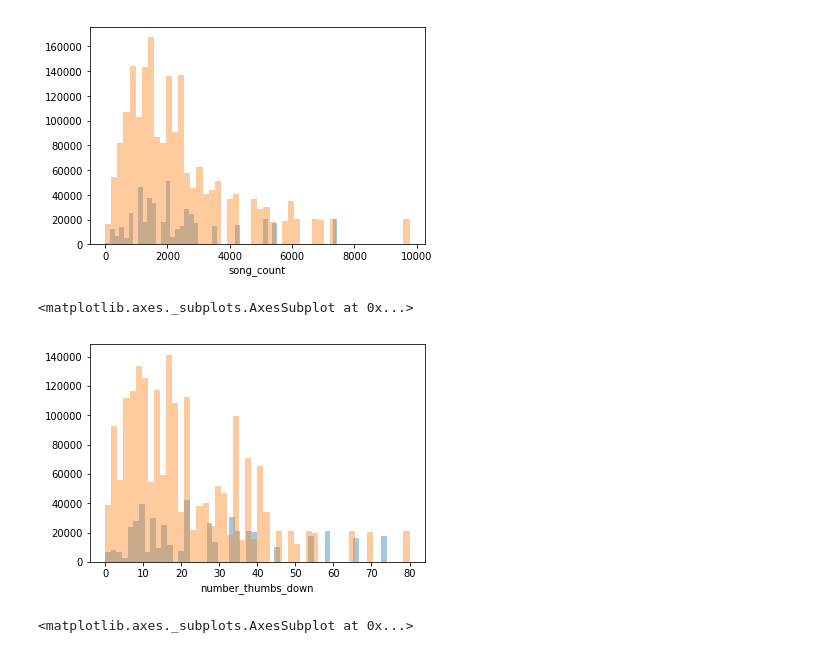
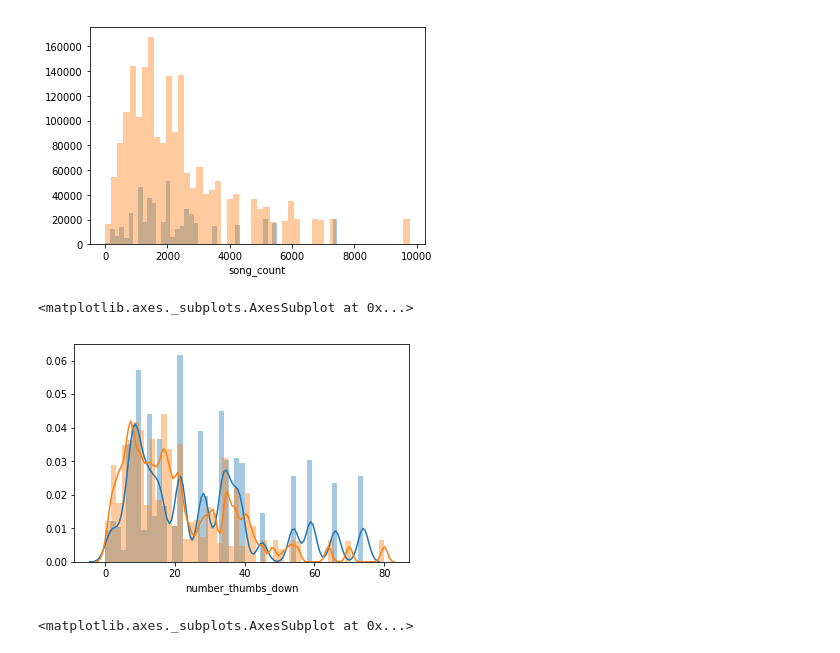
Before and after one commit to limoncaitlin/Sparkify, a Jupyter notebook: Sparkify_Notebook_1.ipynb, the cells around one changed output. Cells and saved outputs as stored; diff of their text form; code cells hidden in the pictures.

```diff
--- a/Sparkify_Notebook_1.ipynb
+++ b/Sparkify_Notebook_1.ipynb
@@ -563,12 +564,6 @@ def feature_engineering(df):
     #define churn
     eng_df = eng_df.withColumn("churn_event", find_churn_event("page"))
     eng_df = eng_df.withColumn("churn_event", sum("churn_event").over(window))
-    #get region (state-ish) and make dummies
-    eng_df = eng_df.withColumn("region", get_region(eng_df.location))
-    #dummy variable method: https://stackoverflow.com/questions/46528207/dummy-encoding-using-pyspark/46587741
-    states =  eng_df.select('region').distinct().rdd.flatMap(lambda x: x).collect()
-    exprs = [F.when(F.col('region') == cat,1).otherwise(0).alias(str(cat)) for cat in states]
-    #region = eng_df.select(*exprs, "userId")
     #gender
     gender = eng_df.select("userId", "gender").dropDuplicates().replace(['M', 'F'], ['0', '1'], 'gender').select('userId', col('gender').cast('int'))
     #level
@@ -597,9 +592,6 @@ def feature_engineering(df):
     #churn label
     churn = eng_df.select('userId', col('churn_event').alias('churn')).dropDuplicates()
     #combine all the data
-    #data = region.join(gender,'userId','outer').join(level, 'userId', 'outer').join(churn, 'userId', 'outer').join(hourdf, 'userId', 'outer'). \
-    #join(daydf, 'userId', 'outer').join(monthdf, 'userId', 'outer').join(weekdaydf, 'userId', 'outer').join(thumbup, 'userId', 'outer').join(thumbdown, 'userId', 'outer'). \
-    #join(addfriend, 'userId', 'outer').join(listentime, 'userId', 'outer').join(songs, 'userId', 'outer').join(timereg, 'userId', 'outer').drop('userId').fillna(0)
     data = gender.join(level, 'userId', 'outer').join(churn, 'userId', 'outer').join(hourdf, 'userId', 'outer'). \
     join(daydf, 'userId', 'outer').join(monthdf, 'userId', 'outer').join(weekdaydf, 'userId', 'outer').join(thumbup, 'userId', 'outer').join(thumbdown, 'userId', 'outer'). \
     join(addfriend, 'userId', 'outer').join(listentime, 'userId', 'outer').join(songs, 'userId', 'outer').join(timereg, 'userId', 'outer').fillna(0)
@@ -861,11 +857,11 @@ sns.distplot(datapd[datapd['churn']==0]['song_count'], kde=False)
 <matplotlib.axes._subplots.AxesSubplot at 0x...>
 [figure]
 # %%
-sns.distplot(datapd[datapd['churn']==1]['number_thumbs_down'], kde=False)
-sns.distplot(datapd[datapd['churn']==0]['number_thumbs_down'], kde=False)
+sns.distplot(datapd[datapd['churn']==1]['number_thumbs_down'], kde=True)
+sns.distplot(datapd[datapd['churn']==0]['number_thumbs_down'], kde=True)
 # %% [output]
 <matplotlib.axes._subplots.AxesSubplot at 0x...>
-[figure, old version]
+[figure, new version]
 # %%
 sns.distplot(datapd[datapd['churn']==1]['add_friend'], kde=False)
 sns.distplot(datapd[datapd['churn']==0]['add_friend'], kde=False)
```
Also changed, not shown: parts of 8 cells of this notebook.
